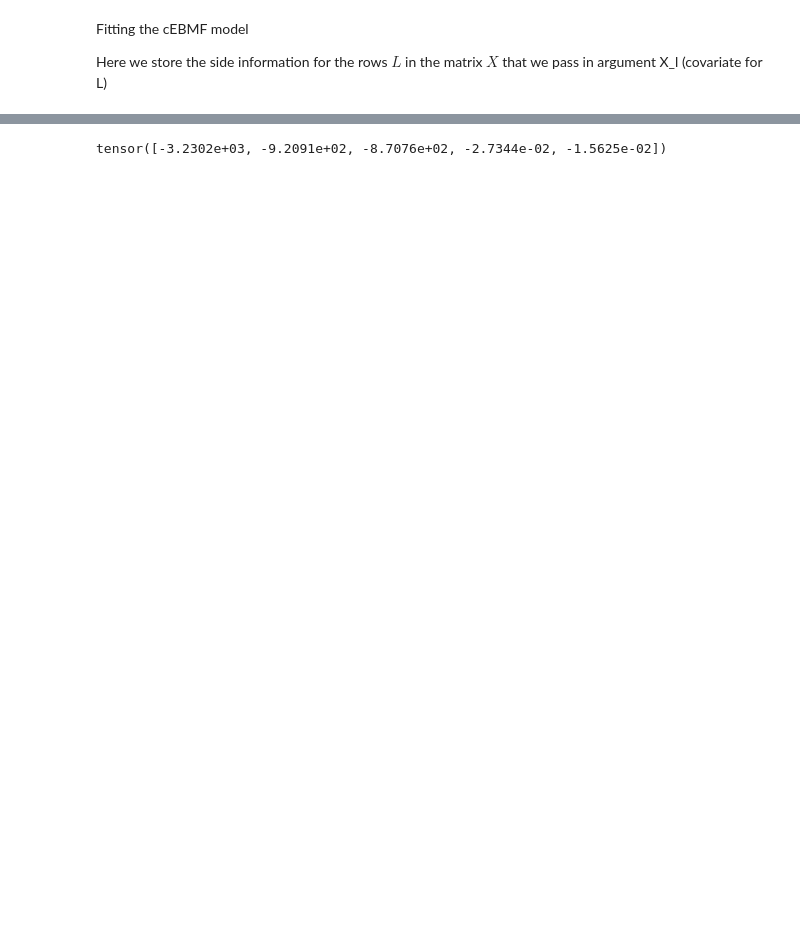
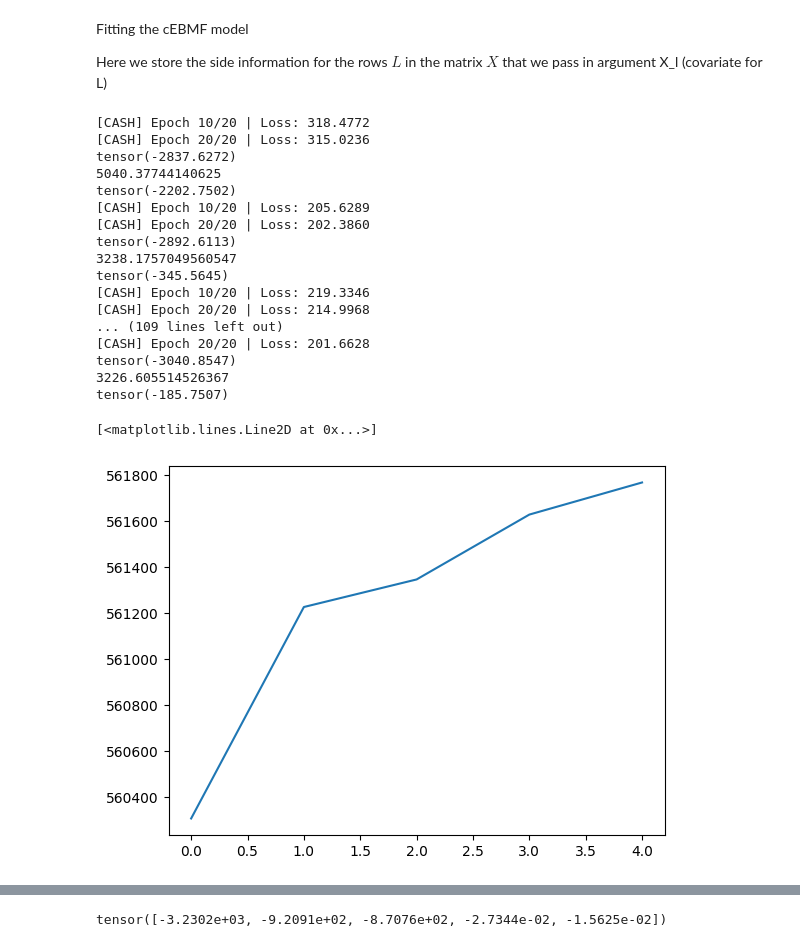
Before and after one commit to william-denault/cebmf_torch, a Jupyter notebook: examples/Tiled-clustering model.ipynb, the cells around one changed output, grey strips where cells are left out. Saved outputs shown, nothing was run; the diff lists cells and outputs as text; code cells hidden in the pictures; blank space fills up the shorter version.

```diff
--- a/examples/Tiled-clustering model.ipynb
+++ b/examples/Tiled-clustering model.ipynb
@@ -142,4 +159,31 @@ Fitting the cEBMF model
 
 
 Here we store the side information for the rows $L$ in the matrix $X$ that we pass in argument X_l (covariate for L)
+# %%
+mycebmf11=  cEBMF(data=Z, X_l=X,
+                 prior_L="cash" , allow_backfitting=False)
+mycebmf11.initialise_factors()
+mycebmf11.fit(5)
+
+plt.plot(mycebmf11.obj)
+# %% [output]
+[CASH] Epoch 10/20 | Loss: 318.4772
+[CASH] Epoch 20/20 | Loss: 315.0236
+tensor(-2837.6272)
+5040.37744140625
+tensor(-2202.7502)
+[CASH] Epoch 10/20 | Loss: 205.6289
+[CASH] Epoch 20/20 | Loss: 202.3860
+tensor(-2892.6113)
+3238.1757049560547
+tensor(-345.5645)
+[CASH] Epoch 10/20 | Loss: 219.3346
+[CASH] Epoch 20/20 | Loss: 214.9968
+... (109 lines left out)
+[CASH] Epoch 20/20 | Loss: 201.6628
+tensor(-3040.8547)
+3226.605514526367
+tensor(-185.7507)
+[<matplotlib.lines.Line2D at 0x...>]
+[figure, added]
 # %%
```
Also changed, not shown: parts of 15 cells of this notebook, 6 other files.
